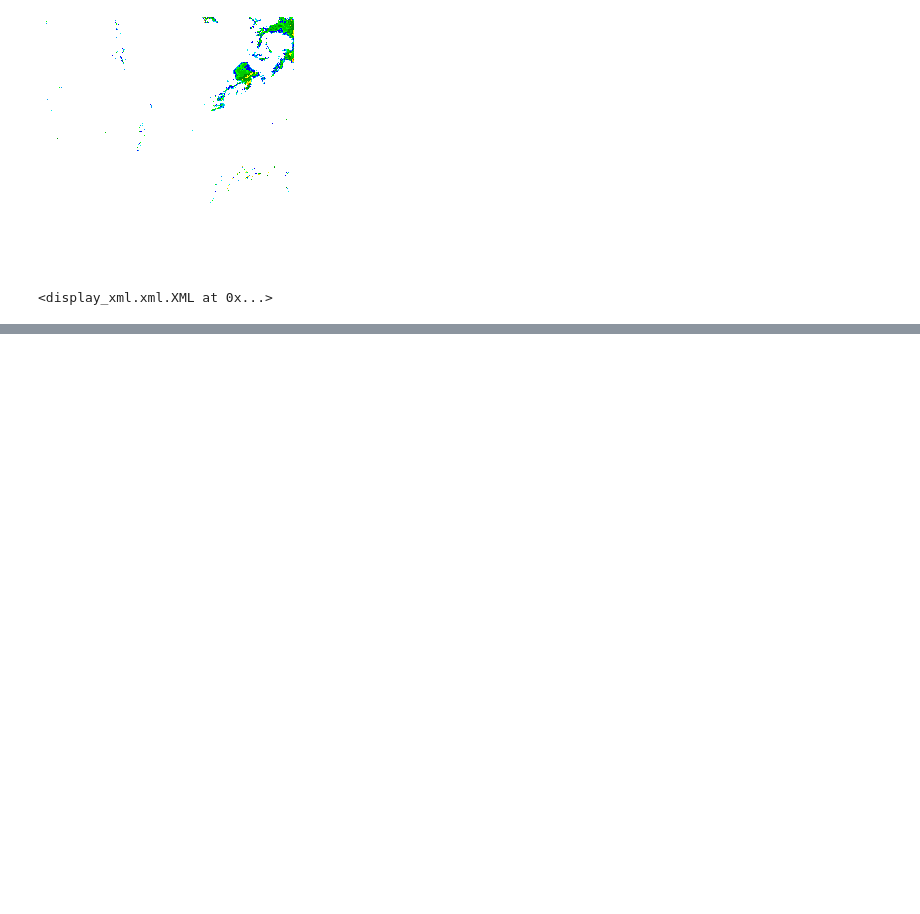
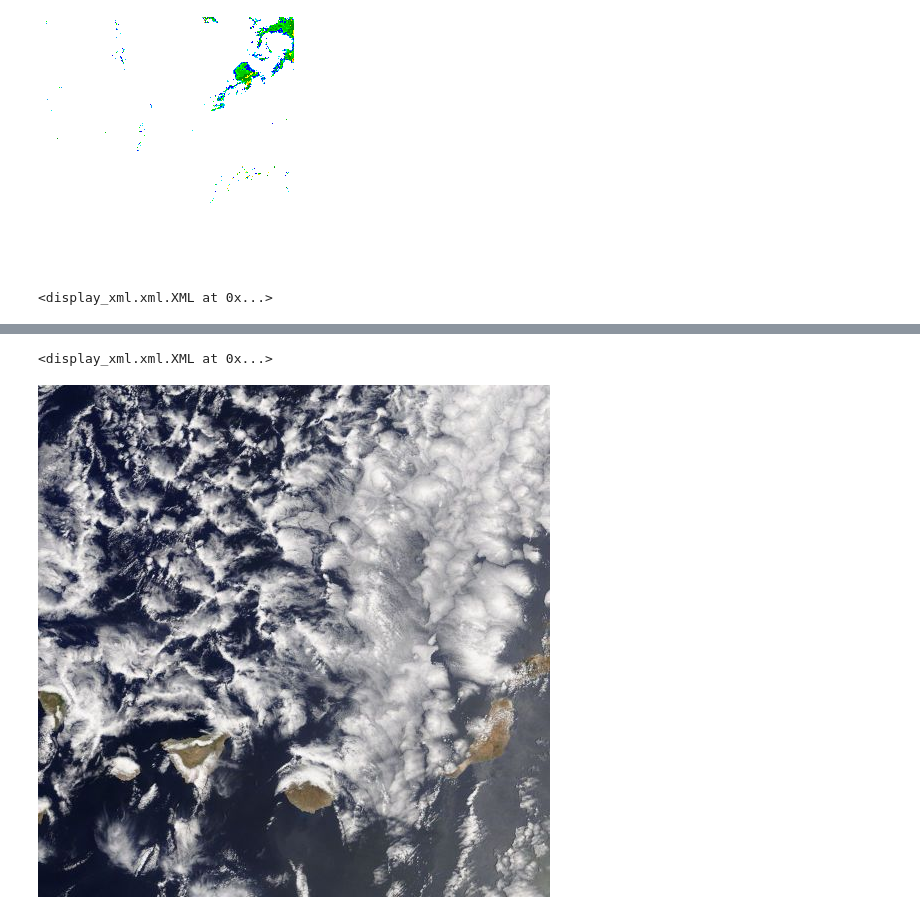
Before and after one commit to boecklic/notebooks, a Jupyter notebook: Time.ipynb, the cells around one changed output, grey strips where cells are left out. Drawn from its saved outputs; the diff is of its cells as text; code cells hidden in the pictures; blank space fills up the shorter version.

```diff
--- a/Time.ipynb
+++ b/Time.ipynb
@@ -156,0 +313,45 @@ XML(ET.tostring(ET.fromstring(resp.text), encoding="unicode"))
+# %%
+import requests
+import xml.etree.ElementTree as ET
+from display_xml import XML
+
+# Get Capabilities of wms-t with desired format min/max/res
+GetCapUrl = 'https://map1.vis.earthdata.nasa.gov/wmts-geo/1.0.0/WMTSCapabilities.xml'
+resp = requests.get(GetCapUrl)
+# register namespaces
+namespaces = {
+    'def': "http://www.opengis.net/wmts/1.0",
+    'ows': "http://www.opengis.net/ows/1.1",
+    'xlink': "http://www.w3.org/1999/xlink",
+    'xsi': "http://www.w3.org/2001/XMLSchema-instance",
+    'gml': "http://www.opengis.net/gml"
+}
+for key,url in namespaces.items():
+    if key == 'def':
+        key = ''
+    ET.register_namespace(key,url)
+
+root = ET.fromstring(resp.text)
+
+# find all Layer nodes that have a child node Identifier with text content
+# according to layername in namespace `def` and
+# evaluate first one (there should be only one...)
+# <ows:Identifier>MODIS_Terra_CorrectedReflectance_TrueColor</ows:Identifier>
+_l = ''
+for layer in root.findall('.//def:Layer[ows:Identifier="MODIS_Terra_CorrectedReflectance_TrueColor"]', namespaces):
+    _l = ET.tostring(layer, encoding="unicode")
+    break
+XML(_l)
+# %% [output]
+<display_xml.xml.XML at 0x...>
+# %%
+import requests
+from IPython.core.display import Image, display
+# obtain a Tile at a specific time within the time series
+GetMapUrlValid = "https://map1.vis.earthdata.nasa.gov/wmts-geo/MODIS_Terra_CorrectedReflectance_TrueColor/default/2019-06-11/EPSG4326_250m/6/13/36.jpg"
+
+resp = requests.get(GetMapUrlValid)
+
+display(Image(data=resp.content, format='jpg', unconfined=True))
+# %% [output]
+[figure, added]
```
Also changed, not shown: parts of 6 cells of this notebook.
